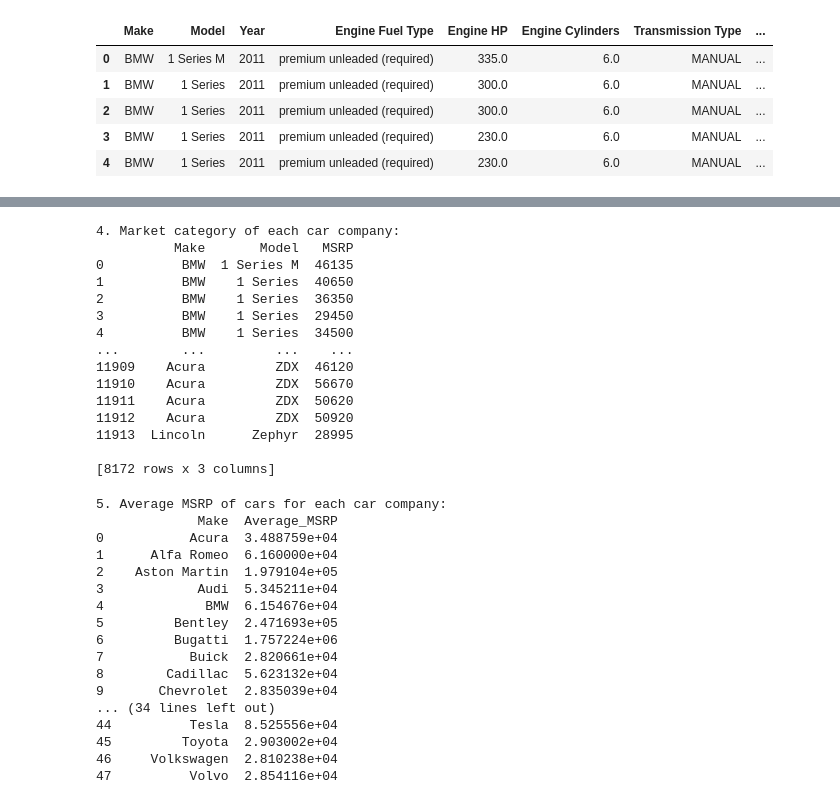
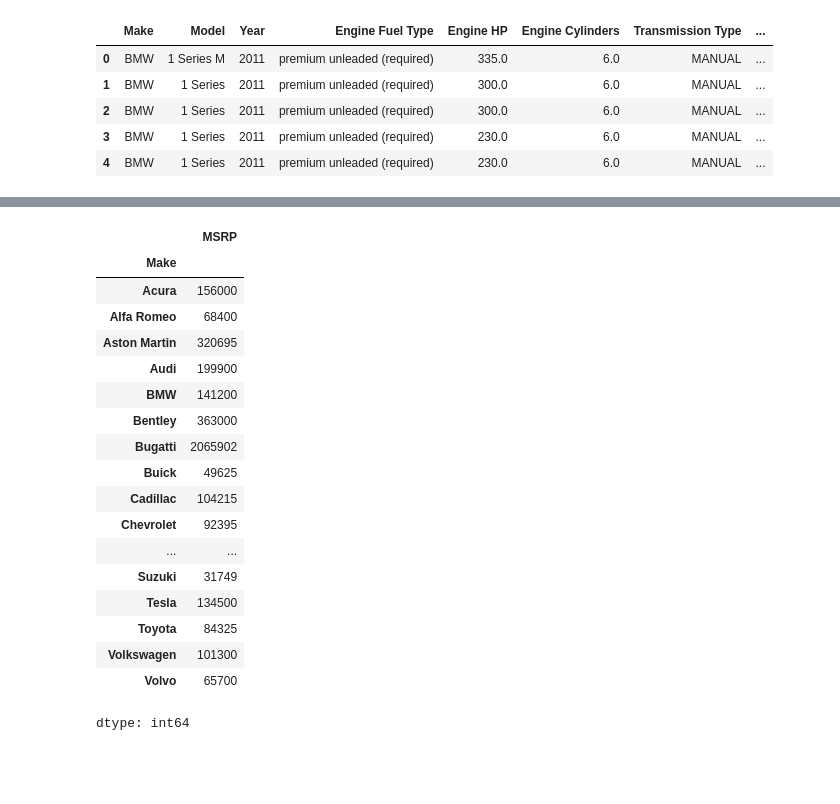
Before and after one commit to saksham1965/data-analyst, a Jupyter notebook: Untitled0.ipynb, the cells around one changed output, grey strips where cells are left out. Cells and saved outputs as stored; diff of their text form; code cells hidden in the pictures; blank space fills up the shorter version.

```diff
--- a/Untitled0.ipynb
+++ b/Untitled0.ipynb
@@ -74,49 +24,22 @@ else:
-# %%
-if 'Market Category' in df.columns:
-    # Replace empty strings with NaN for consistent handling
-    df['Market Category'] = df['Market Category'].str.lower().replace('', pd.NA)
-    # Use notna() to filter out rows with NaN in 'Market Category'
-    Market_Category = df[df['Market Category'].notna()]
-    print("4. Market category of each car company:")
-    print(Market_Category[['Make', 'Model', 'MSRP']], "\n")
-else:
-    print("4. Category column not found — cannot identify Market category.\n")
-# %% [output]
-4. Market category of each car company:
-          Make       Model   MSRP
-0          BMW  1 Series M  46135
-1          BMW    1 Series  40650
-2          BMW    1 Series  36350
-3          BMW    1 Series  29450
-4          BMW    1 Series  34500
-...        ...         ...    ...
-11909    Acura         ZDX  46120
-11910    Acura         ZDX  56670
-11911    Acura         ZDX  50620
-11912    Acura         ZDX  50920
-11913  Lincoln      Zephyr  28995
-
-[8172 rows x 3 columns]
-# %%
-avg_MSRP_per_make = df.groupby('Make')['MSRP'].mean().reset_index()
-avg_MSRP_per_make.rename(columns={'MSRP': 'Average_MSRP'}, inplace=True)
-print("5. Average MSRP of cars for each car company:")
-print(avg_MSRP_per_make)
-# %% [output]
-5. Average MSRP of cars for each car company:
-             Make  Average_MSRP
-0           Acura  3.488759e+04
-1      Alfa Romeo  6.160000e+04
-2    Aston Martin  1.979104e+05
-3            Audi  5.345211e+04
-4             BMW  6.154676e+04
-5         Bentley  2.471693e+05
-6         Bugatti  1.757224e+06
-7           Buick  2.820661e+04
-8        Cadillac  5.623132e+04
-9       Chevrolet  2.835039e+04
-... (34 lines left out)
-44          Tesla  8.525556e+04
-45         Toyota  2.903002e+04
-46     Volkswagen  2.810238e+04
-47          Volvo  2.854116e+04
+# %%
+df.groupby('Make')['MSRP'].max()
+# %% [output]
+|  | MSRP |
+| Make |  |
+| Acura | 156000 |
+| Alfa Romeo | 68400 |
+| Aston Martin | 320695 |
+| Audi | 199900 |
+| BMW | 141200 |
+| Bentley | 363000 |
+| Bugatti | 2065902 |
+| Buick | 49625 |
+| Cadillac | 104215 |
+| Chevrolet | 92395 |
+| ... | ... |
+| Suzuki | 31749 |
+| Tesla | 134500 |
+| Toyota | 84325 |
+| Volkswagen | 101300 |
+| Volvo | 65700 |
+dtype: int64
```
Also changed, not shown: parts of 7 cells of this notebook.
